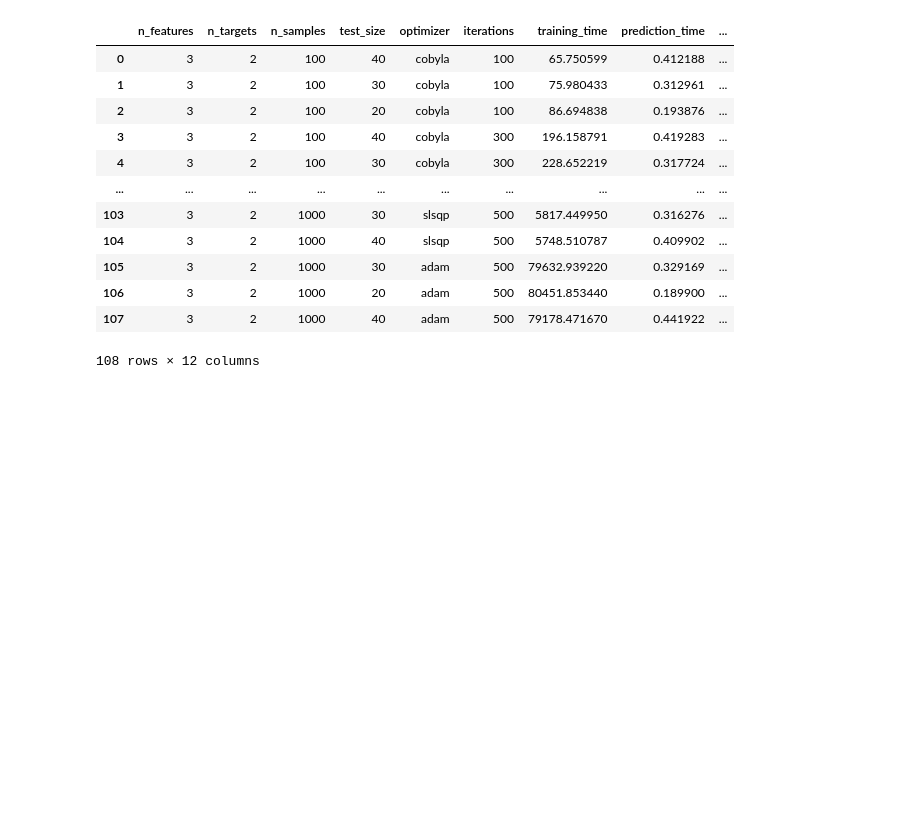
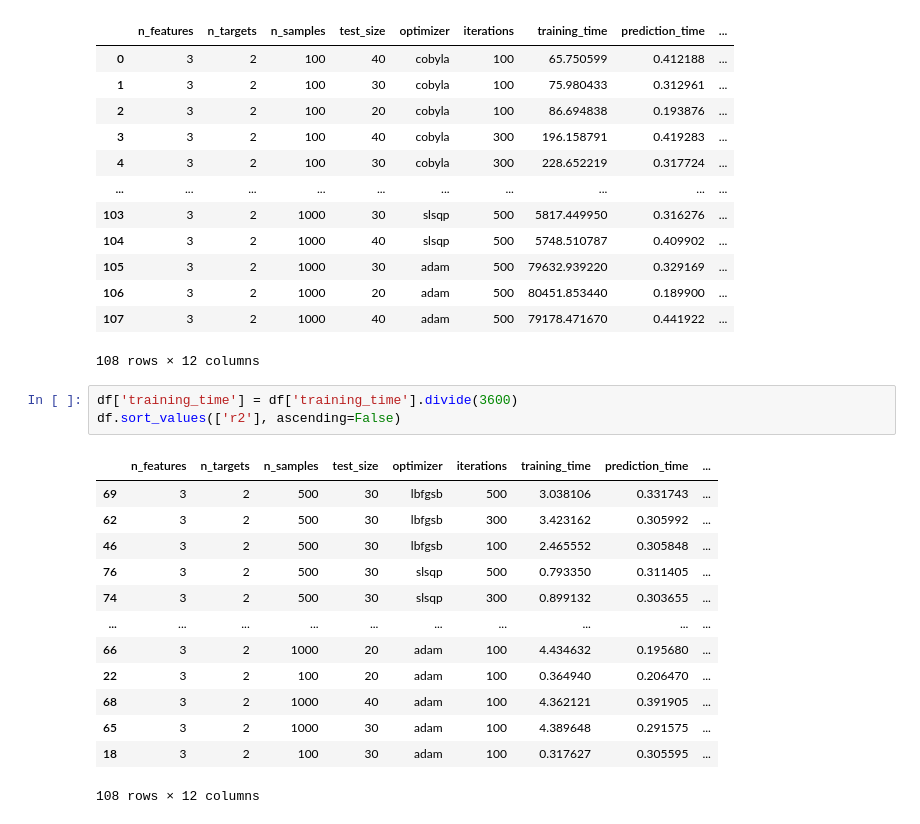
Before and after one commit to 0xLR/quantum_multitarget_regressor, a Jupyter notebook: results/analysis-quantum-all-metrics.ipynb, the cells around one changed output. Drawn from its saved outputs; the diff is of its cells as text; blank space fills up the shorter version.

```diff
--- a/results/analysis-quantum-all-metrics.ipynb
+++ b/results/analysis-quantum-all-metrics.ipynb
@@ -33,6 +33,23 @@ df
 | 106 | 3 | 2 | 1000 | 20 | adam | 500 | 80451.853440 | 0.189900 | ... |
 | 107 | 3 | 2 | 1000 | 40 | adam | 500 | 79178.471670 | 0.441922 | ... |
 108 rows × 12 columns
+# %%
+df['training_time'] = df['training_time'].divide(3600)
+df.sort_values(['r2'], ascending=False)
+# %% [output]
+|  | n_features | n_targets | n_samples | test_size | optimizer | iterations | training_time | prediction_time | ... |
+| 69 | 3 | 2 | 500 | 30 | lbfgsb | 500 | 3.038106 | 0.331743 | ... |
+| 62 | 3 | 2 | 500 | 30 | lbfgsb | 300 | 3.423162 | 0.305992 | ... |
+| 46 | 3 | 2 | 500 | 30 | lbfgsb | 100 | 2.465552 | 0.305848 | ... |
+| 76 | 3 | 2 | 500 | 30 | slsqp | 500 | 0.793350 | 0.311405 | ... |
+| 74 | 3 | 2 | 500 | 30 | slsqp | 300 | 0.899132 | 0.303655 | ... |
+| ... | ... | ... | ... | ... | ... | ... | ... | ... | ... |
+| 66 | 3 | 2 | 1000 | 20 | adam | 100 | 4.434632 | 0.195680 | ... |
+| 22 | 3 | 2 | 100 | 20 | adam | 100 | 0.364940 | 0.206470 | ... |
+| 68 | 3 | 2 | 1000 | 40 | adam | 100 | 4.362121 | 0.391905 | ... |
+| 65 | 3 | 2 | 1000 | 30 | adam | 100 | 4.389648 | 0.291575 | ... |
+| 18 | 3 | 2 | 100 | 30 | adam | 100 | 0.317627 | 0.305595 | ... |
+108 rows × 12 columns
 # %%
 sample_sizes = [100, 500, 1000]
 test_sizes = [20, 30, 40]
```
Also changed, not shown: parts of 2 cells of this notebook, 1 other file.
